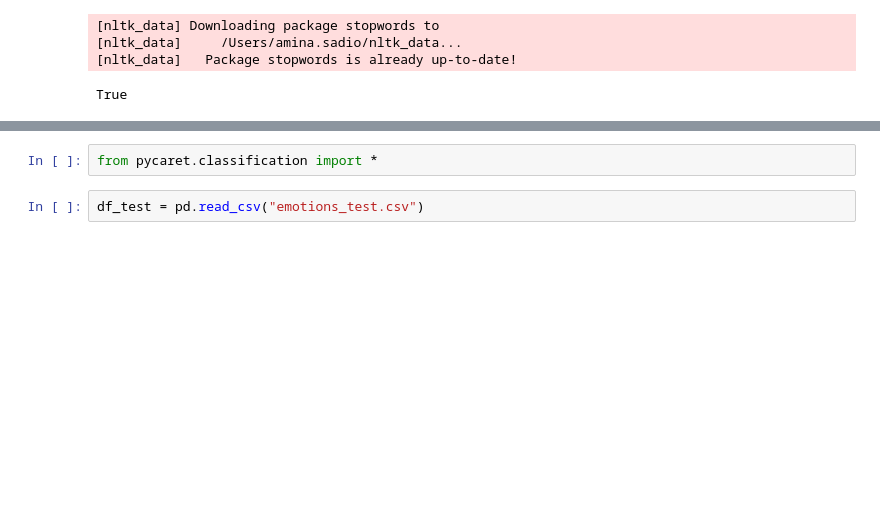
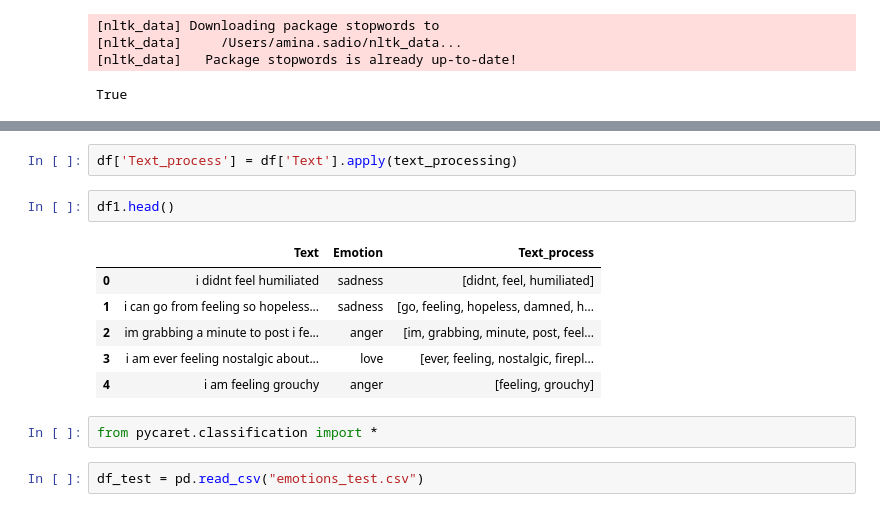
Before and after one commit to Aimen-prog/ml-in-the-clouds, a Jupyter notebook: sentiment_analysis.ipynb, the cells around one changed output, grey strips where cells are left out. Saved outputs shown, nothing was run; the diff lists cells and outputs as text; blank space fills up the shorter version.

```diff
--- a/sentiment_analysis.ipynb
+++ b/sentiment_analysis.ipynb
@@ -190,3 +244,14 @@ from nltk.corpus import stopwords
+# %%
+df['Text_process'] = df['Text'].apply(text_processing)
+# %%
+df1.head()
+# %% [output]
+|  | Text | Emotion | Text_process |
+| 0 | i didnt feel humiliated | sadness | [didnt, feel, humiliated] |
+| 1 | i can go from feeling so hopeless... | sadness | [go, feeling, hopeless, damned, h... |
+| 2 | im grabbing a minute to post i fe... | anger | [im, grabbing, minute, post, feel... |
+| 3 | i am ever feeling nostalgic about... | love | [ever, feeling, nostalgic, firepl... |
+| 4 | i am feeling grouchy | anger | [feeling, grouchy] |
 # %%
 from pycaret.classification import *
 # %%
```
Also changed, not shown: parts of 5 cells of this notebook.
